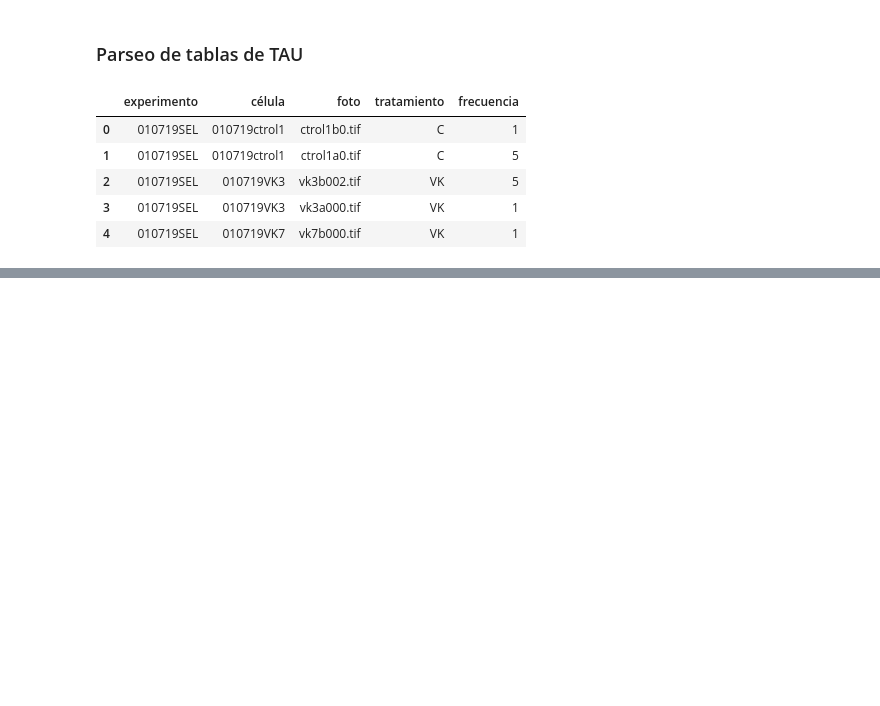
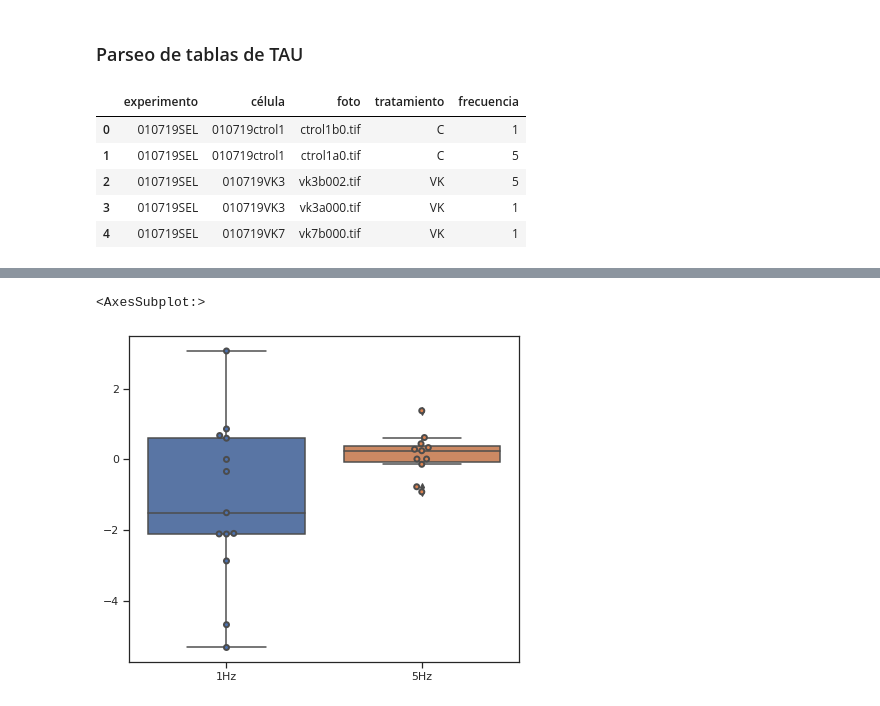
Before and after one commit to CardiAP/DesktopApp, a Jupyter notebook: filtrado.ipynb, the cells around one changed output, grey strips where cells are left out. Saved outputs shown, nothing was run; the diff lists cells and outputs as text; code cells hidden in the pictures; blank space fills up the shorter version.

```diff
--- a/filtrado.ipynb
+++ b/filtrado.ipynb
@@ -541,0 +542,3 @@ plt.show()
+# %%
+df = pd.concat ([a,b], axis=1, sort=False, keys=['1Hz', '5Hz'])
+df
@@ -541,0 +563,14 @@ plt.show()
+# %%
+sns.set(style="ticks")
+
+# Initialize the figure with a logarithmic x axis
+f, ax = plt.subplots(figsize=(7, 6))
+
+
+sns.boxplot(data=df)
+
+sns.swarmplot(data=df, linewidth=2)
+# plt.savefig('AR')
+# %% [output]
+<AxesSubplot:>
+[figure, added]
```
Also changed, not shown: parts of 4 cells of this notebook.
